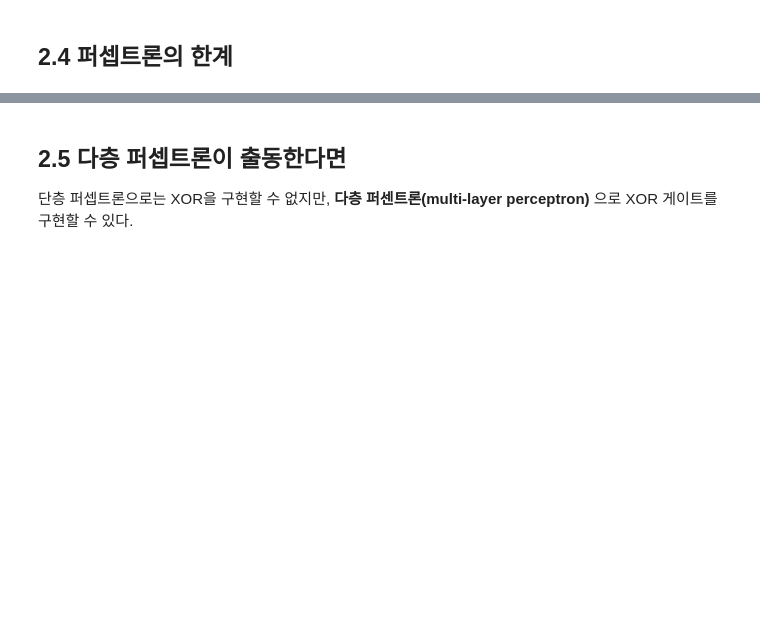
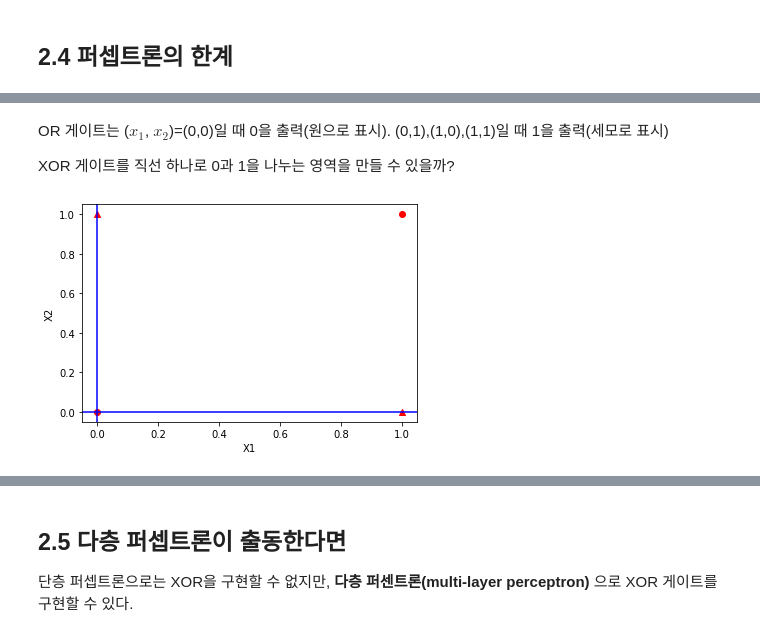
Before and after one commit to gjang7/DLFromScratch, a Jupyter notebook: Chap02-Perceptron/Chap02-Perceptron.ipynb, the cells around one changed output, grey strips where cells are left out. Cells and saved outputs as stored; diff of their text form; code cells hidden in the pictures; blank space fills up the shorter version.

```diff
--- a/Chap02-Perceptron/Chap02-Perceptron.ipynb
+++ b/Chap02-Perceptron/Chap02-Perceptron.ipynb
@@ -202,3 +365,22 @@ XOR 게이트는 **베타적 논리합** 이라는 논리 회로다.
+# %% [markdown]
+OR 게이트는 ($x_1$, $x_2$)=(0,0)일 때 0을 출력(원으로 표시). (0,1),(1,0),(1,1)일 때 1을 출력(세모로 표시)
+
+XOR 게이트를 직선 하나로 0과 1을 나누는 영역을 만들 수 있을까?
+# %%
+# 0과 1을 직선 하나로 나누는 것이 불가능.
+x1 = np.arange(-1, 3, 0.1)
+x2 = -x1 + 0.5
+
+plt.axvline(x=0, color = 'b')  # draw x =0 axes
+plt.axhline(y=0, color = 'b')   # draw y =0 axes
+plt.xlabel("X1") # x축 이름
+plt.ylabel("X2") # y축 이름
+
+plt.scatter([0,1],[0,1],marker='o',color='r')
+plt.scatter([1,0],[0,1],marker='^',color='r')
+plt.show()
+# %% [output]
+[figure, added]
 # %% [markdown]
 ### 2.4.2 선형과 비선형
 
```
Also changed, not shown: parts of 22 cells of this notebook.
